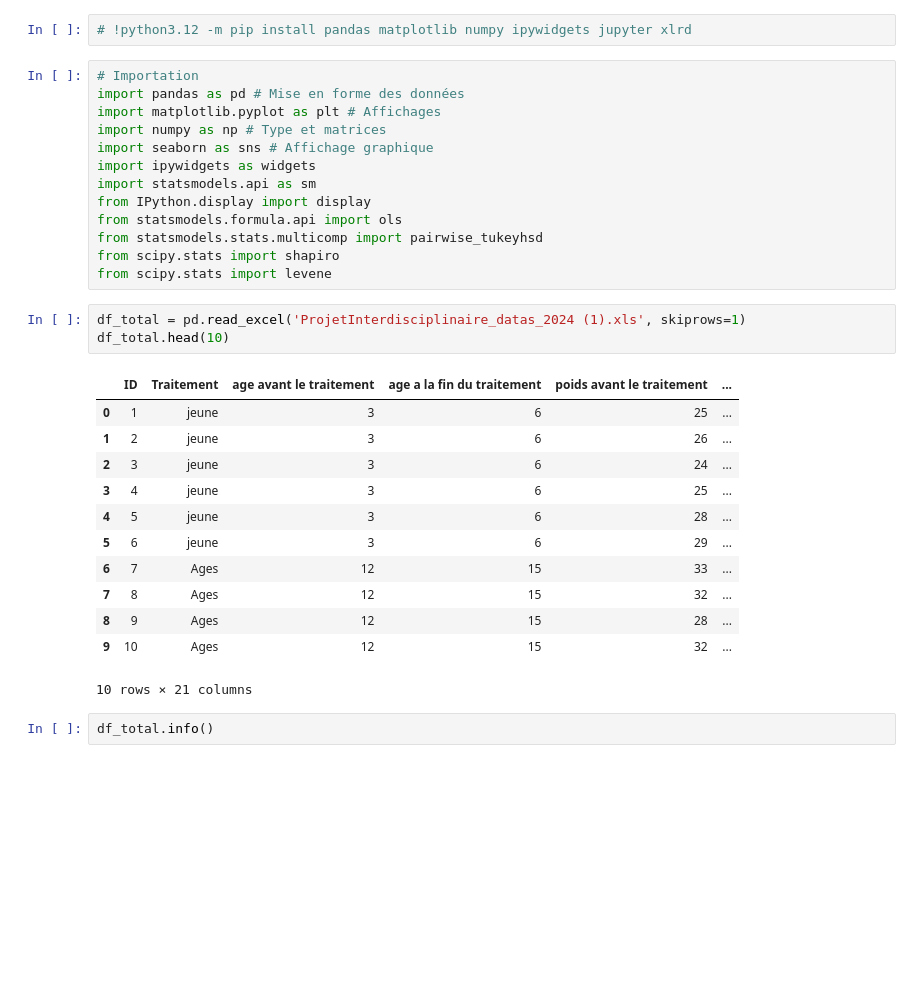
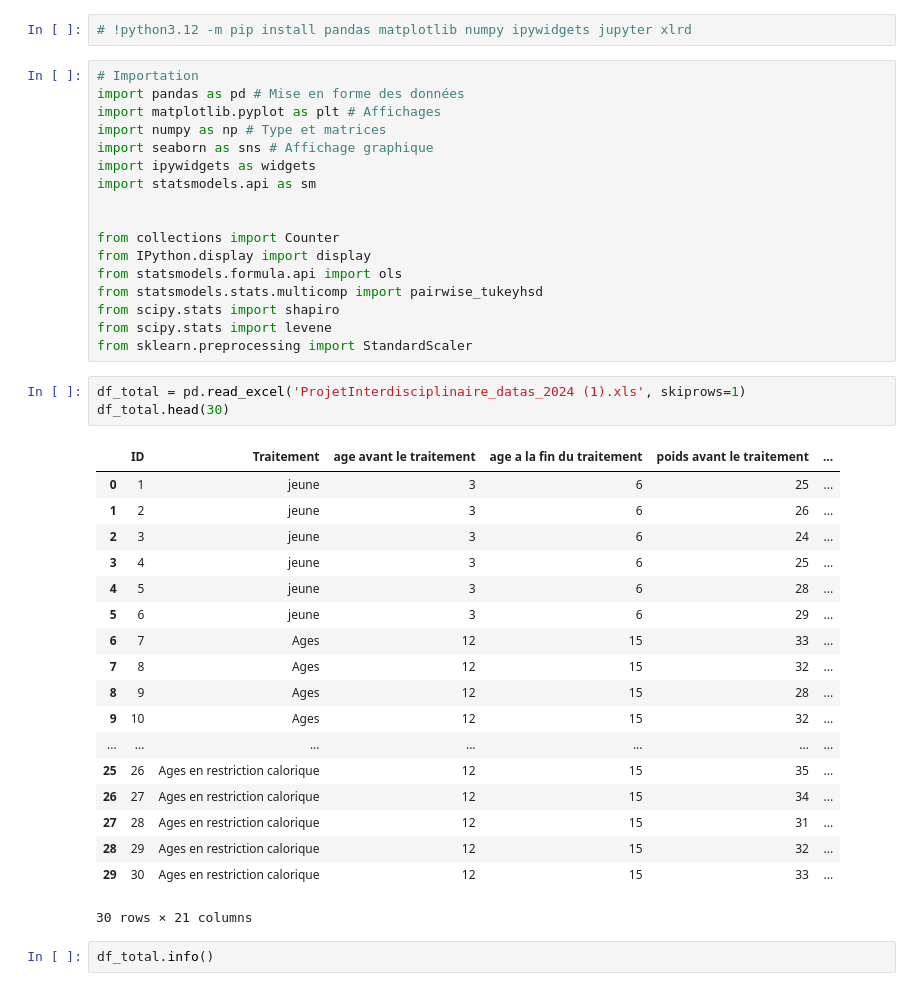
Before and after one commit to LilasOnC/2024M1S1SCProjet-pluridisciplinaire, a Jupyter notebook: Notebook_partage.ipynb, the cells around one changed output. Drawn from its saved outputs; the diff is of its cells as text; blank space fills up the shorter version.

```diff
--- a/Notebook_partage.ipynb
+++ b/Notebook_partage.ipynb
@@ -103,27 +136,37 @@ import numpy as np # Type et matrices
 import seaborn as sns # Affichage graphique
 import ipywidgets as widgets
 import statsmodels.api as sm
+
+
+from collections import Counter
 from IPython.display import display
 from statsmodels.formula.api import ols
 from statsmodels.stats.multicomp import pairwise_tukeyhsd
 from scipy.stats import shapiro
 from scipy.stats import levene
+from sklearn.preprocessing import StandardScaler
 # %%
 df_total = pd.read_excel('ProjetInterdisciplinaire_datas_2024 (1).xls', skiprows=1)
-df_total.head(10)
+df_total.head(30)
 # %% [output]
 |  | ID | Traitement | age avant le traitement | age a la fin du traitement | poids avant le traitement | ... |
 | 0 | 1 | jeune | 3 | 6 | 25 | ... |
 | 1 | 2 | jeune | 3 | 6 | 26 | ... |
 | 2 | 3 | jeune | 3 | 6 | 24 | ... |
 | 3 | 4 | jeune | 3 | 6 | 25 | ... |
 | 4 | 5 | jeune | 3 | 6 | 28 | ... |
 | 5 | 6 | jeune | 3 | 6 | 29 | ... |
 | 6 | 7 | Ages | 12 | 15 | 33 | ... |
 | 7 | 8 | Ages | 12 | 15 | 32 | ... |
 | 8 | 9 | Ages | 12 | 15 | 28 | ... |
 | 9 | 10 | Ages | 12 | 15 | 32 | ... |
+| ... | ... | ... | ... | ... | ... | ... |
+| 25 | 26 | Ages en restriction calorique | 12 | 15 | 35 | ... |
+| 26 | 27 | Ages en restriction calorique | 12 | 15 | 34 | ... |
+| 27 | 28 | Ages en restriction calorique | 12 | 15 | 31 | ... |
+| 28 | 29 | Ages en restriction calorique | 12 | 15 | 32 | ... |
+| 29 | 30 | Ages en restriction calorique | 12 | 15 | 33 | ... |
-10 rows × 21 columns
+30 rows × 21 columns
 # %%
 df_total.info()
 # %% [output]
```
Also changed, not shown: parts of 25 cells of this notebook.
